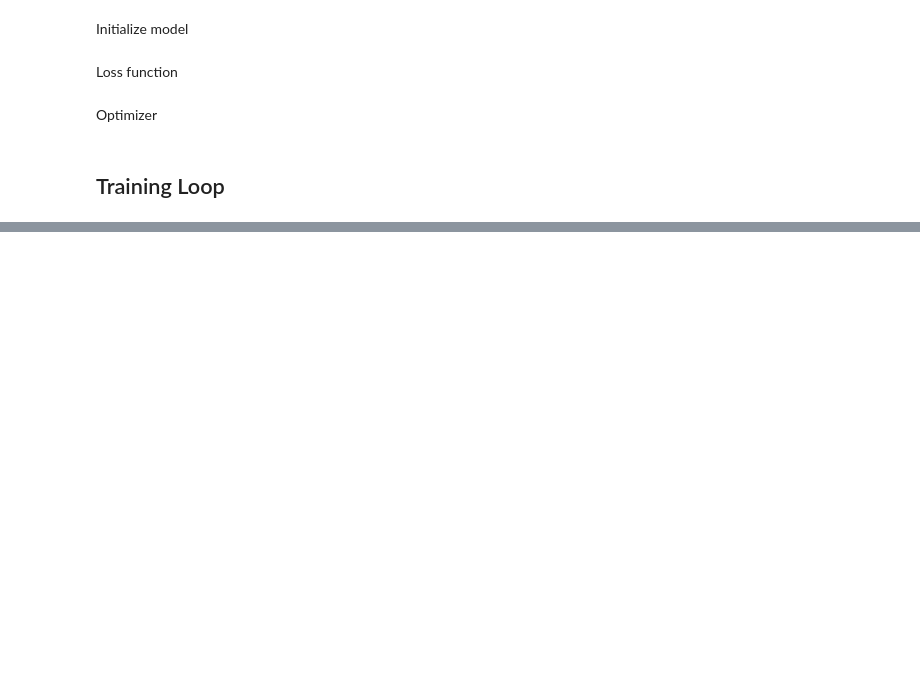
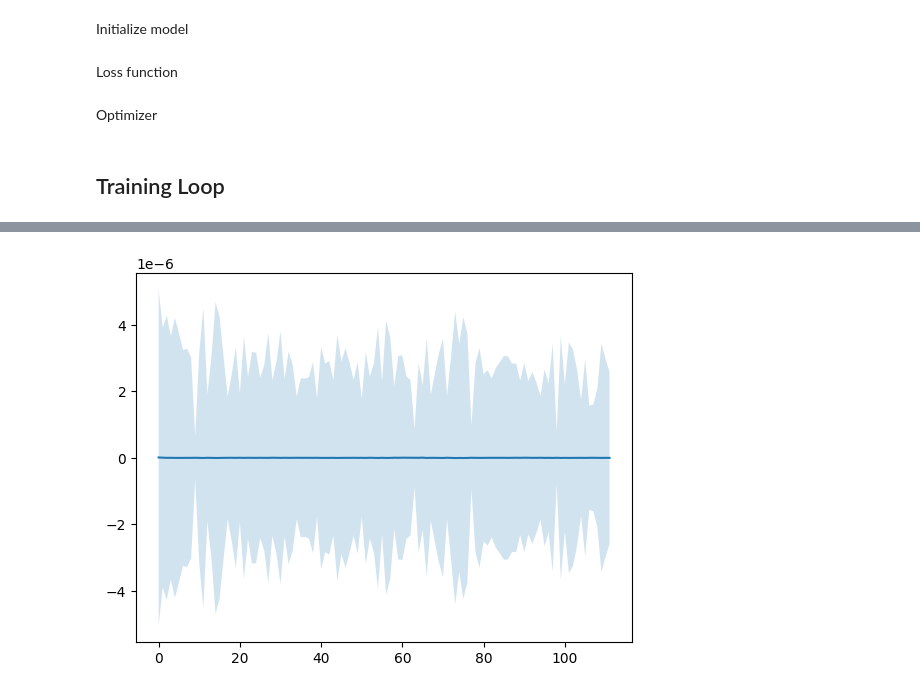
Before and after one commit to JSpencerPittman/M3Care, a Jupyter notebook: mimic.ipynb, the cells around one changed output, grey strips where cells are left out. Cells and saved outputs as stored; diff of their text form; code cells hidden in the pictures; blank space fills up the shorter version.

```diff
--- a/mimic.ipynb
+++ b/mimic.ipynb
@@ -155,0 +293,4 @@ for epoch in range(EPOCHS):
+# %%
+plot_grads(grads_out)
+# %% [output]
+[figure, added]
```
Also changed, not shown: parts of 9 cells of this notebook, 5 other files.
